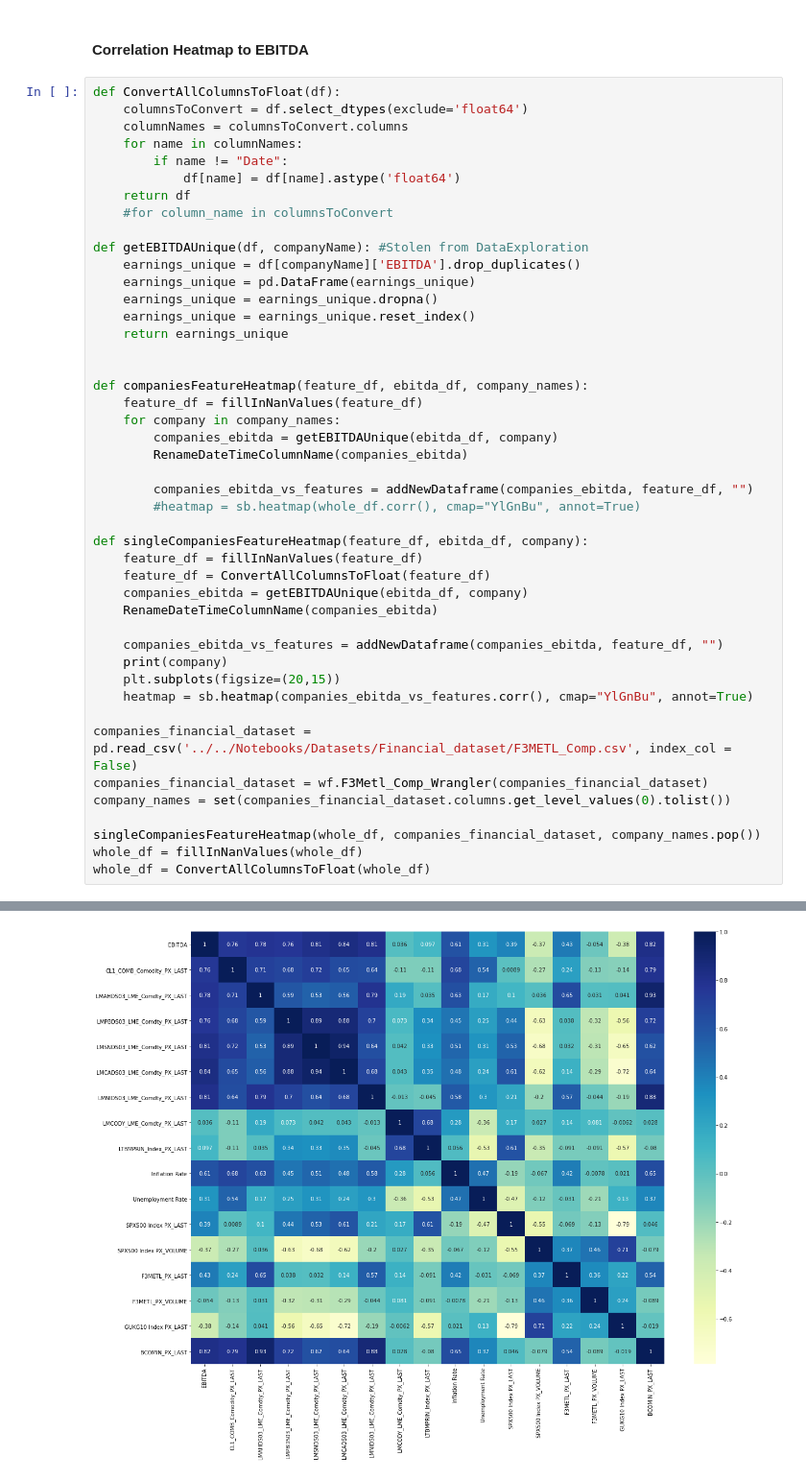
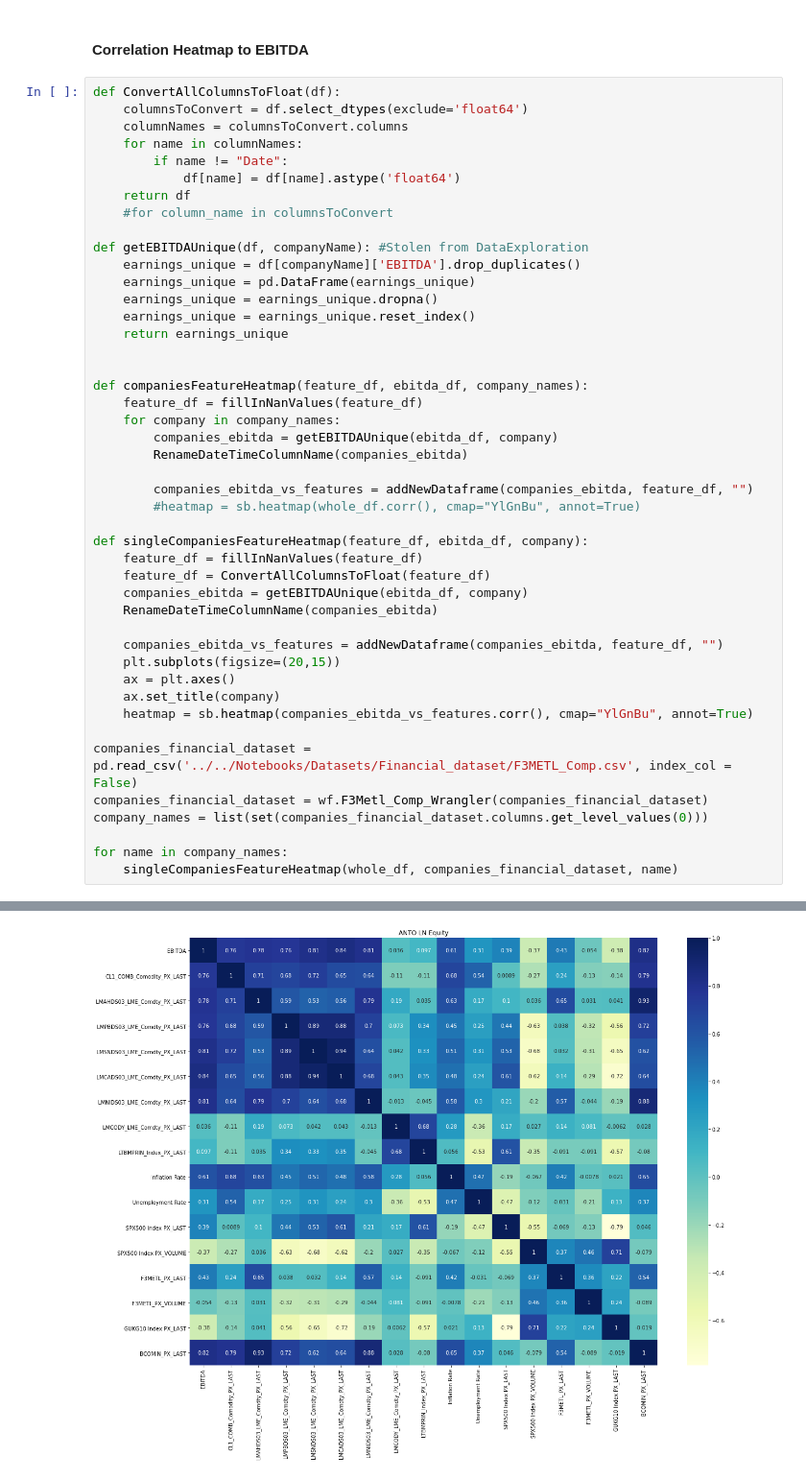
Before and after one commit to ADSMining/Mining, a Jupyter notebook: Notebooks/Merging_Data/MergingAllData.ipynb, the cells around one changed output, grey strips where cells are left out. Shown at 96% size. Cells and saved outputs as stored; diff of their text form.

Commit message:
Outputs heatmap for each company with title

```diff
--- a/Notebooks/Merging_Data/MergingAllData.ipynb
+++ b/Notebooks/Merging_Data/MergingAllData.ipynb
@@ -180,15 +180,15 @@ def singleCompaniesFeatureHeatmap(feature_df, ebitda_df, company):
     RenameDateTimeColumnName(companies_ebitda)
 
     companies_ebitda_vs_features = addNewDataframe(companies_ebitda, feature_df, "")
-    print(company)
     plt.subplots(figsize=(20,15))
+    ax = plt.axes()
+    ax.set_title(company)
     heatmap = sb.heatmap(companies_ebitda_vs_features.corr(), cmap="YlGnBu", annot=True)
 
 companies_financial_dataset = pd.read_csv('../../Notebooks/Datasets/Financial_dataset/F3METL_Comp.csv', index_col = False)
 companies_financial_dataset = wf.F3Metl_Comp_Wrangler(companies_financial_dataset)
-company_names = set(companies_financial_dataset.columns.get_level_values(0).tolist())
+company_names = list(set(companies_financial_dataset.columns.get_level_values(0)))
 
-singleCompaniesFeatureHeatmap(whole_df, companies_financial_dataset, company_names.pop())
-whole_df = fillInNanValues(whole_df)
-whole_df = ConvertAllColumnsToFloat(whole_df)
+for name in company_names:
+    singleCompaniesFeatureHeatmap(whole_df, companies_financial_dataset, name)
 # %% [output]
@@ -214 +195 @@ dtype: object
-[figure, old version]
+[figure, new version]
```
Also changed, not shown: parts of 1 cell of this notebook.
